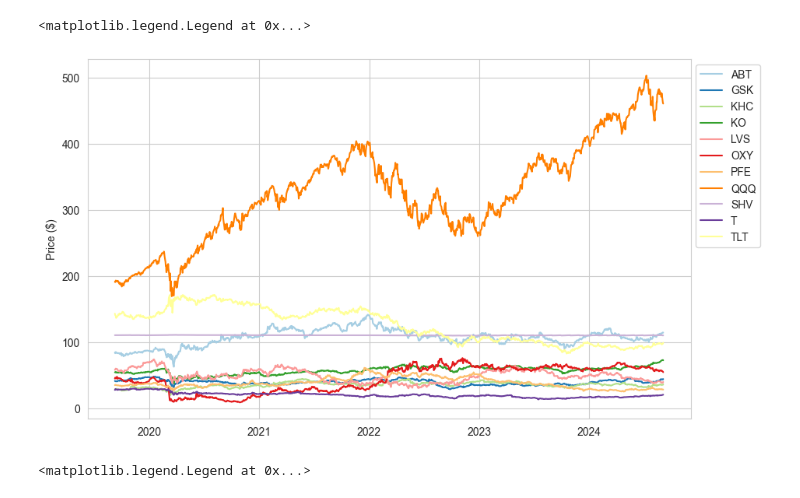
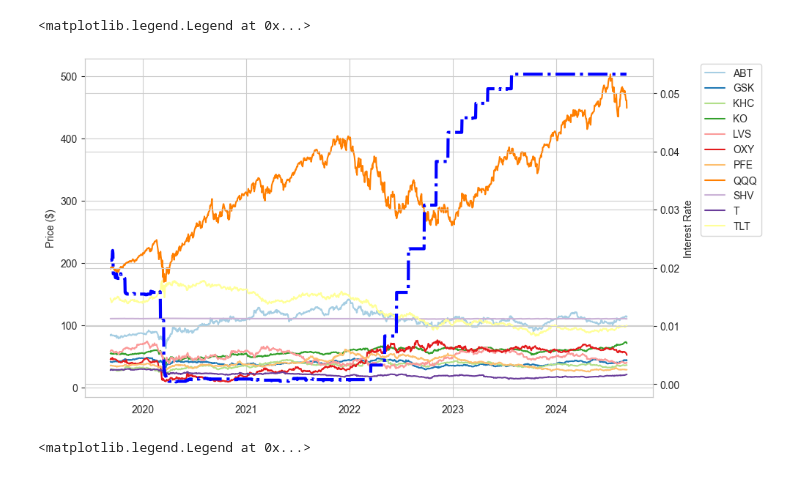
Before and after one commit to lcs-w/personal-portfolio-balancer, a Jupyter notebook: MPT.ipynb, the cells around one changed output. Drawn from its saved outputs; the diff is of its cells as text; code cells hidden in the pictures.

```diff
--- a/MPT.ipynb
+++ b/MPT.ipynb
@@ -28,0 +29,7 @@ print(start_date)
+# %%
+%load_ext autoreload
+%autoreload 2
+from interest_rate_fetcher import get_effective_rate
+
+eff_r = get_effective_rate(start_date)
+eff_r.tail()
@@ -57,4 +75,6 @@ market = ["^GSPC"]
 close_df = pd.DataFrame()
 close_df = yf.download(tickers, start=start_date, end=end_date)["Close"]
 market_df = yf.download(market, start=start_date, end=end_date)["Close"]
+close_df.index = close_df.index.tz_localize(None)
+close_df.tail()
 # %% [output]
@@ -78,16 +95,28 @@ sns.set_style("whitegrid")
 sns.set_palette(sns.color_palette("Paired"))
 # %%
 fig_prices, ax = plt.subplots(figsize=(10, 6))
+ax_rate = ax.twinx()
+
+
 for _c in close_df.columns:
+
     ax.plot(close_df[_c], label=_c)
 
+
+ax_rate.plot(eff_r, color="b", linestyle="dashdot", linewidth=3)
+
+
 ax.set_ylabel("Price ($)")
-ax.legend(loc="best", bbox_to_anchor=(1, 1))
+ax_rate.set_ylabel("Interest Rate")
+
+
+ax.legend(loc="best", bbox_to_anchor=(1.2, 1))
+
 
 # fig_prices
 # %% [output]
 <matplotlib.legend.Legend at 0x...>
-[figure, old version]
+[figure, new version]
 # %%
 fig_daily_return, ax = plt.subplots(figsize=(12, 3))
 for _c in close_df.columns:
```
Also changed, not shown: parts of 30 cells of this notebook, 1 other file.
